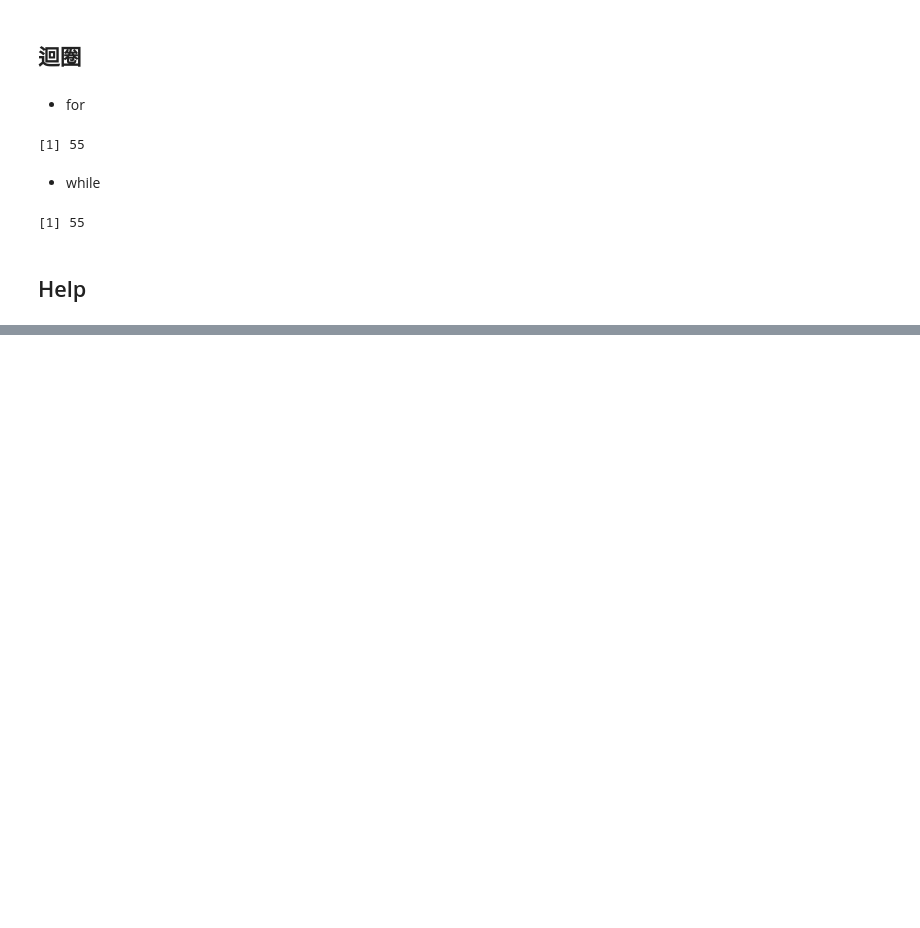
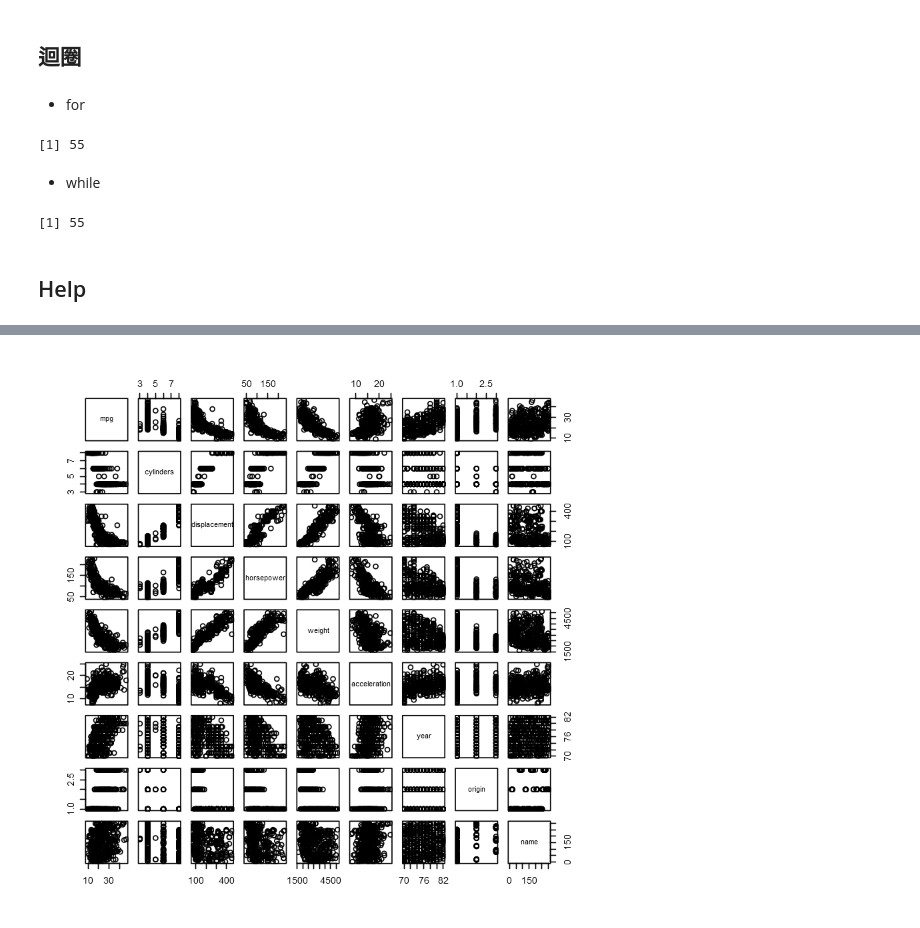
Before and after one commit to alanchua92/stat_learning_lab, a Jupyter notebook: ipynb 檔案/Lab1_R_Basic.ipynb, the cells around one changed output, grey strips where cells are left out. Saved outputs shown, nothing was run; the diff lists cells and outputs as text; code cells hidden in the pictures; blank space fills up the shorter version.

```diff
--- a/ipynb 檔案/Lab1_R_Basic.ipynb
+++ b/ipynb 檔案/Lab1_R_Basic.ipynb
@@ -326,0 +409,4 @@ y
+# %%
+pairs(Auto)
+# %% [output]
+[figure, added]
```
Also changed, not shown: parts of 36 cells of this notebook, 9 other files.
